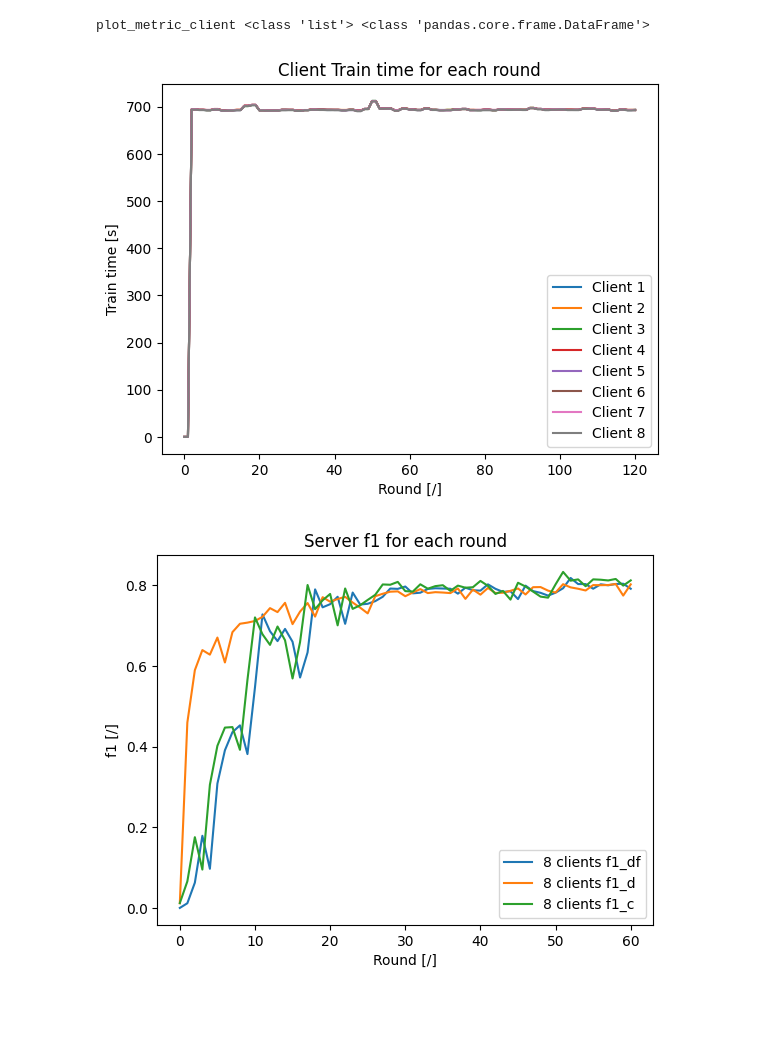
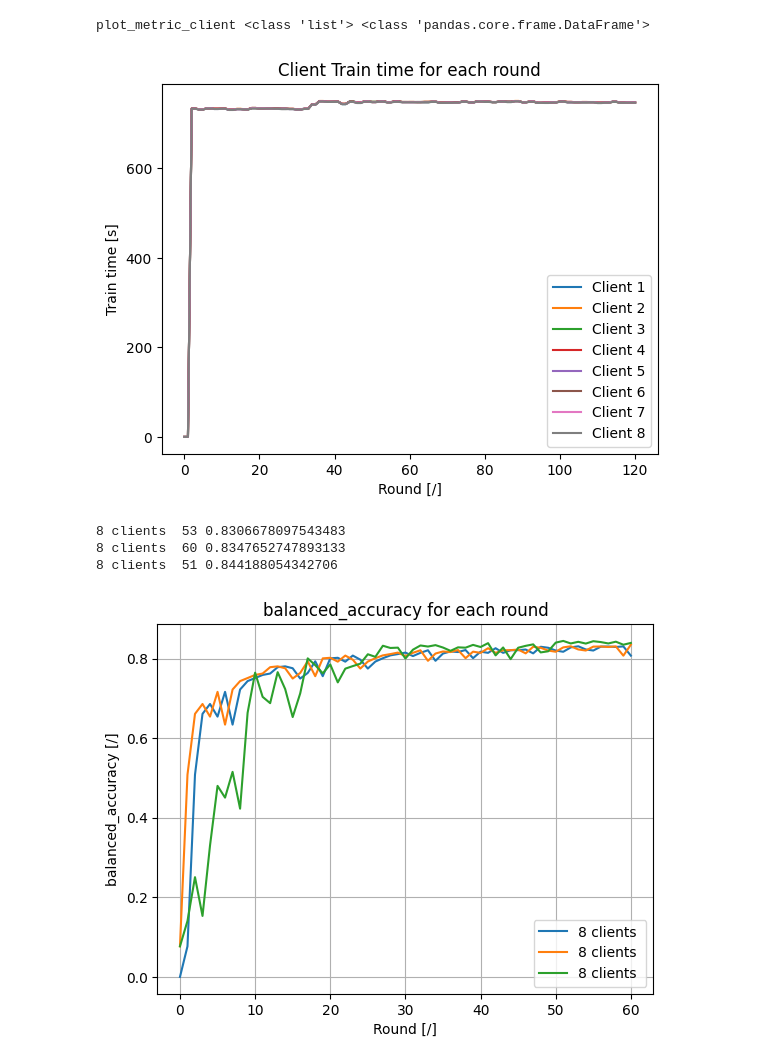
Before and after one commit to marielonfils/CCAFLR, a Jupyter notebook: src/results.ipynb, the cells around one changed output. Cells and saved outputs as stored; diff of their text form; code cells hidden in the pictures; blank space fills up the shorter version.

```diff
--- a/src/results.ipynb
+++ b/src/results.ipynb
@@ -5,5 +8,5 @@ import numpy as np
 # %%
-pl=PlotResults("./results/loop5/xp_101_enc_noce_8_60.txt","8 clients ")
+pl=PlotResults("./results/loop11/xp_101_enc_noce8_60.txt","8 clients ",pred=True)
 # %% [output]
 /home/mlonfils/Documents/Doctorat/fork/CCAFLR/src
 
@@ -30,10 +33,13 @@ plot_metric_client <class 'list'> <class 'pandas.core.frame.DataFrame'>
 # %%
-pl.plot_client_m_r(xp_name="8",metrics=["Train time"]) #["Accuracy", "Precision", "Recall", "F1 score", "Balanced Accuracy", "Loss", "Train time", "Test time"]
+pl.plot_client_m_r(xp_name="8 clients ",metrics=["Train time"]) #["Accuracy", "Precision", "Recall", "F1 score", "Balanced Accuracy", "Loss", "Train time", "Test time"]
 # %% [output]
 plot_metric_client <class 'list'> <class 'pandas.core.frame.DataFrame'>
-[figure, old version]
+[figure, new version]
 # %%
-pl.plot_server_m_r(["8 clients "],metrics=["f1"]) #"accuracy", "precision", "recall", "f1", "balanced_accuracy", "loss", "test_time"]
+pl.plot_server_m_r(["8 clients "],metrics=["balanced_accuracy"],separate=False) #"accuracy", "precision", "recall", "f1", "balanced_accuracy", "loss", "test_time"]
 # %% [output]
+8 clients  53 0.8306678097543483
+8 clients  60 0.8347652747893133
+8 clients  51 0.844188054342706
-[figure, old version]
+[figure, new version]
 # %%
```
Also changed, not shown: parts of 34 cells of this notebook, 10 other files.
